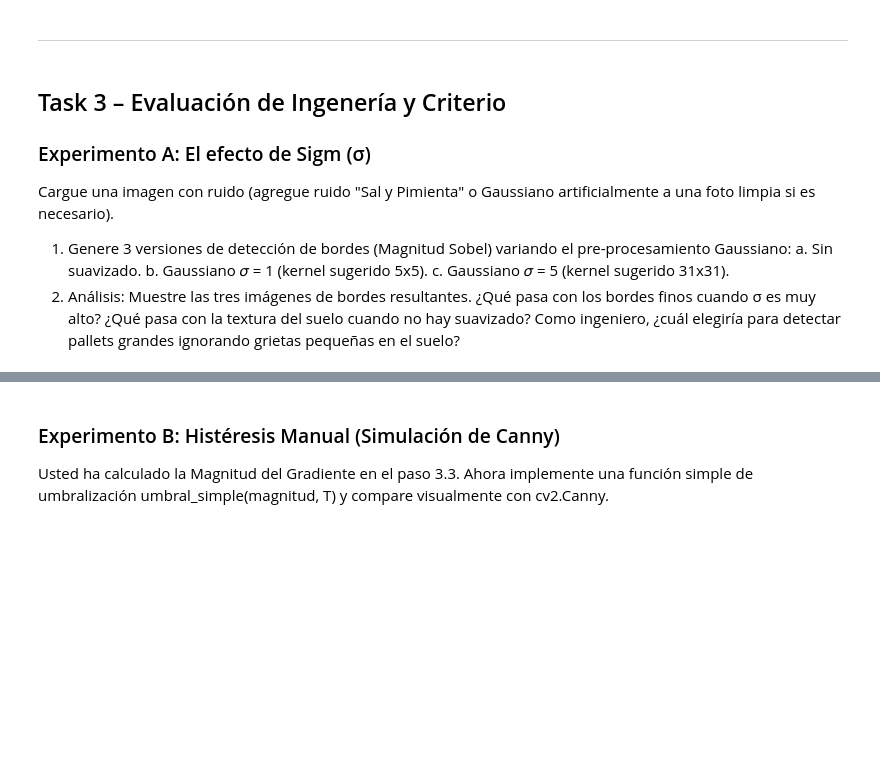
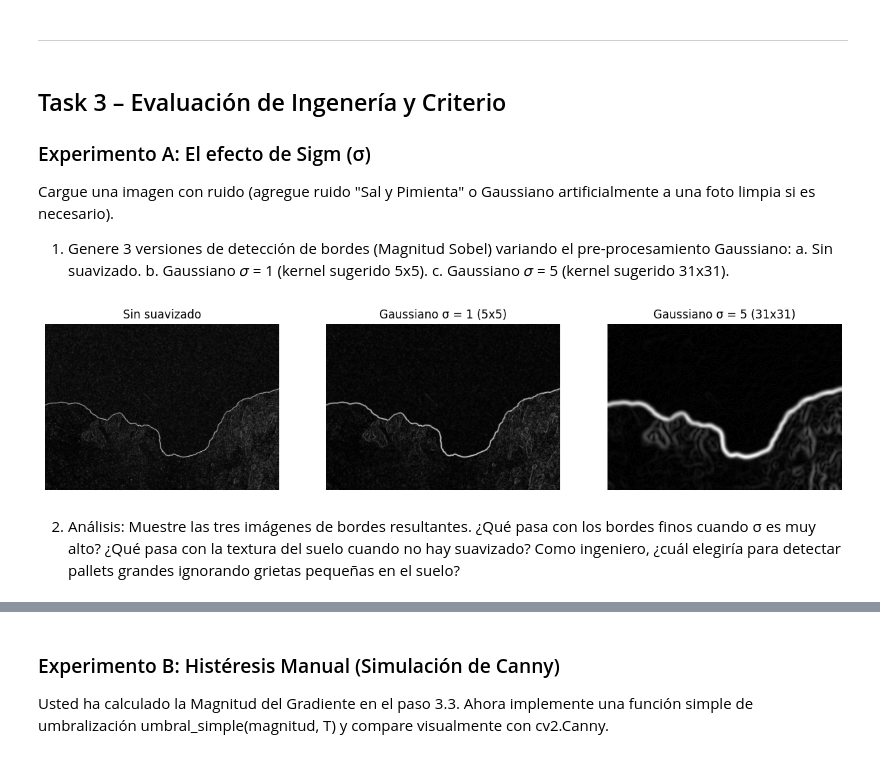
Before and after one commit to faguilarleal/lab1_vision, a Jupyter notebook: lab1.ipynb, the cells around one changed output, grey strips where cells are left out. Saved outputs shown, nothing was run; the diff lists cells and outputs as text; code cells hidden in the pictures; blank space fills up the shorter version.

```diff
--- a/lab1.ipynb
+++ b/lab1.ipynb
@@ -236,6 +233,49 @@ Gaussiano:
 a. Sin suavizado.
 b. Gaussiano 𝜎 = 1 (kernel sugerido 5x5).
 c. Gaussiano 𝜎 = 5 (kernel sugerido 31x31).
-2. Análisis: Muestre las tres imágenes de bordes resultantes. ¿Qué pasa con los bordes finos cuando σ
-es muy alto? ¿Qué pasa con la textura del suelo cuando no hay suavizado? Como ingeniero, ¿cuál
-elegiría para detectar pallets grandes ignorando grietas pequeñas en el suelo?
+# %%
+img = Image.open("ruido.jpg")
+
+G_a, _ = detectar_bordes_sobel(img)
+# %%
+img = Image.open("ruido.jpg")
+gauss_5 = generar_gaussiano(5, 1)
+
+img_suave_1 = mi_convolucion(img, gauss_5)
+
+img_suave_1_pil = Image.fromarray(img_suave_1.astype(np.uint8))
+
+G_b, _ = detectar_bordes_sobel(img_suave_1_pil)
+# %%
+img = Image.open("ruido.jpg")
+gauss_31 = generar_gaussiano(31, 5)
+
+img_suave_5 = mi_convolucion(img, gauss_31)
+img_suave_5_pil = Image.fromarray(img_suave_5.astype(np.uint8))
+
+G_c, _ = detectar_bordes_sobel(img_suave_5_pil)
+# %%
+plt.figure(figsize=(15,5))
+
+plt.subplot(1,3,1)
+plt.imshow(G_a, cmap='gray')
+plt.title("Sin suavizado")
+plt.axis('off')
+
+plt.subplot(1,3,2)
+plt.imshow(G_b, cmap='gray')
+plt.title("Gaussiano σ = 1 (5x5)")
+plt.axis('off')
+
+plt.subplot(1,3,3)
+plt.imshow(G_c, cmap='gray')
+plt.title("Gaussiano σ = 5 (31x31)")
+plt.axis('off')
+
+plt.show()
+# %% [output]
+[figure, added]
+# %% [markdown]
+2. Análisis: Muestre las tres imágenes de bordes resultantes. ¿Qué pasa con los bordes finos cuando σ
+es muy alto? ¿Qué pasa con la textura del suelo cuando no hay suavizado? Como ingeniero, ¿cuál
+elegiría para detectar pallets grandes ignorando grietas pequeñas en el suelo?
```
Also changed, not shown: parts of 3 cells of this notebook, 1 other file.
